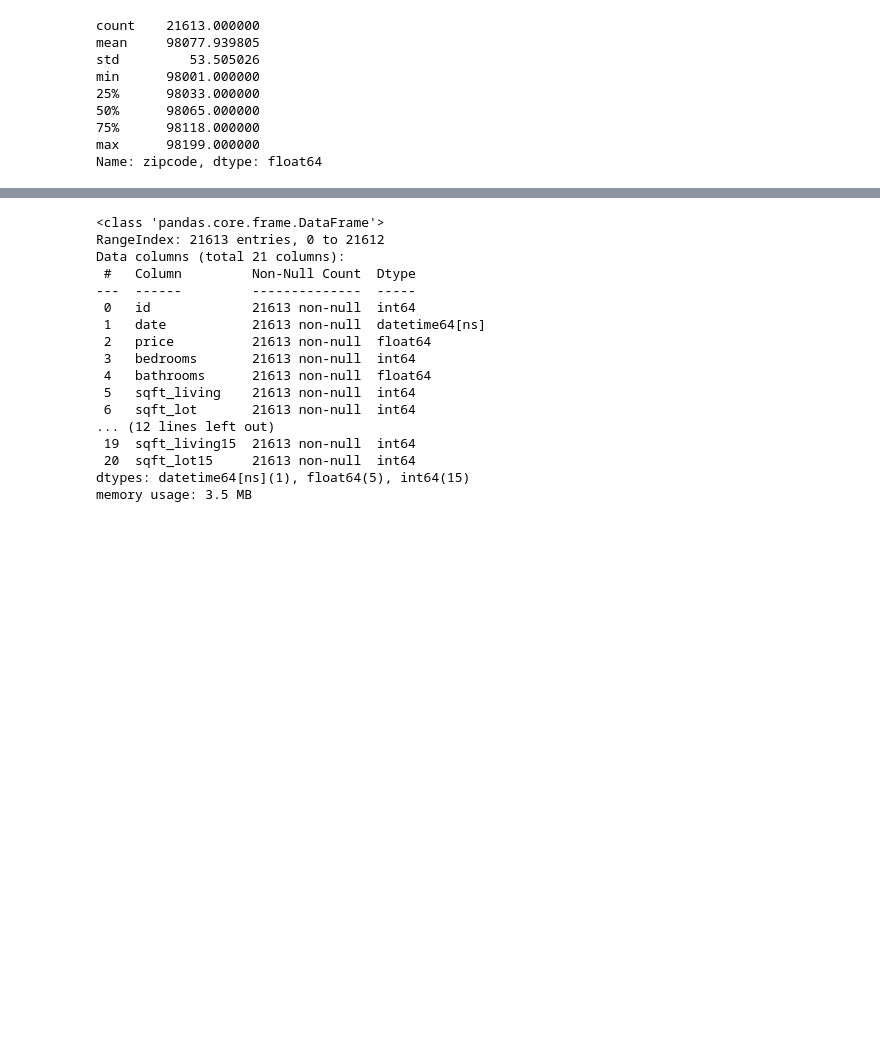
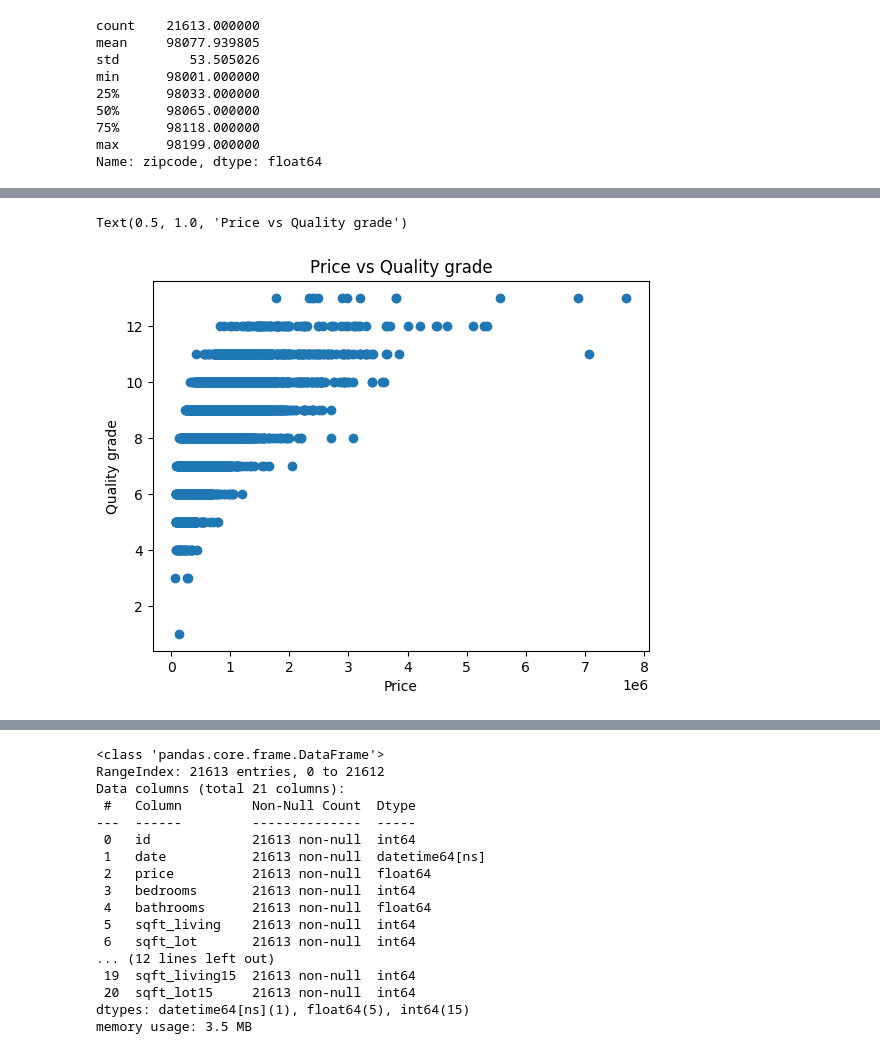
Before and after one commit to Pelumioluwa/Data-Science-Projects, a Jupyter notebook: Code /Price_Predictor.ipynb, the cells around one changed output, grey strips where cells are left out. Cells and saved outputs as stored; diff of their text form; code cells hidden in the pictures; blank space fills up the shorter version.

```diff
--- a/Code /Price_Predictor.ipynb
+++ b/Code /Price_Predictor.ipynb
@@ -84,0 +163,11 @@ Name: zipcode, dtype: float64
+# %%
+#price against quality grade of materials, workmanship used
+plt.scatter(house_data.price,house_data.grade)
+plt.xlabel('Price')
+plt.ylabel('Quality grade')
+plt.title("Price vs Quality grade")
+# We can see that as the quality grade, price increase.
+# Therefore the quality grade affects the price of a house.
+# %% [output]
+Text(0.5, 1.0, 'Price vs Quality grade')
+[figure, added]
```
Also changed, not shown: parts of 25 cells of this notebook.
